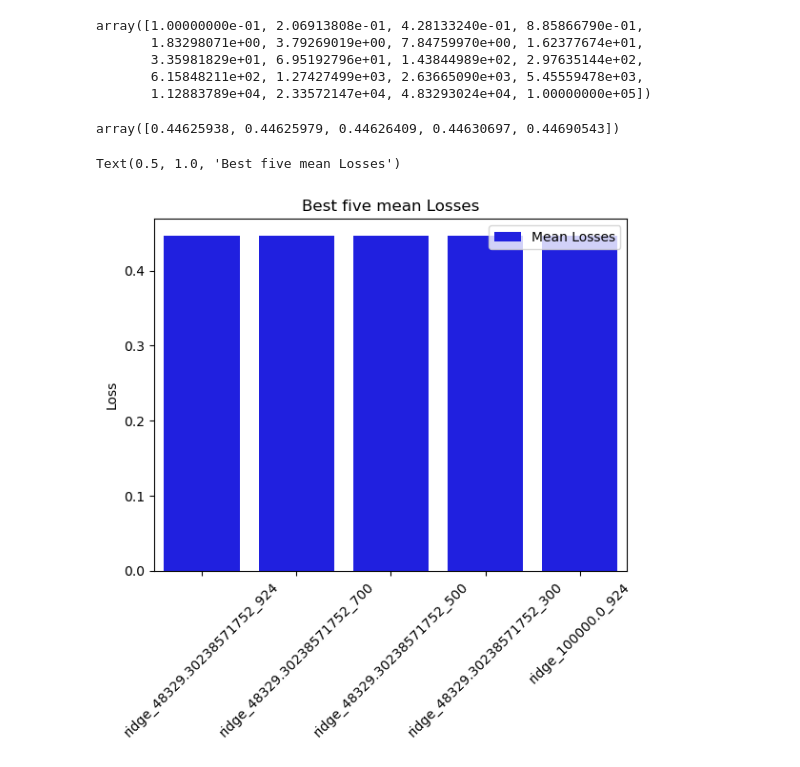
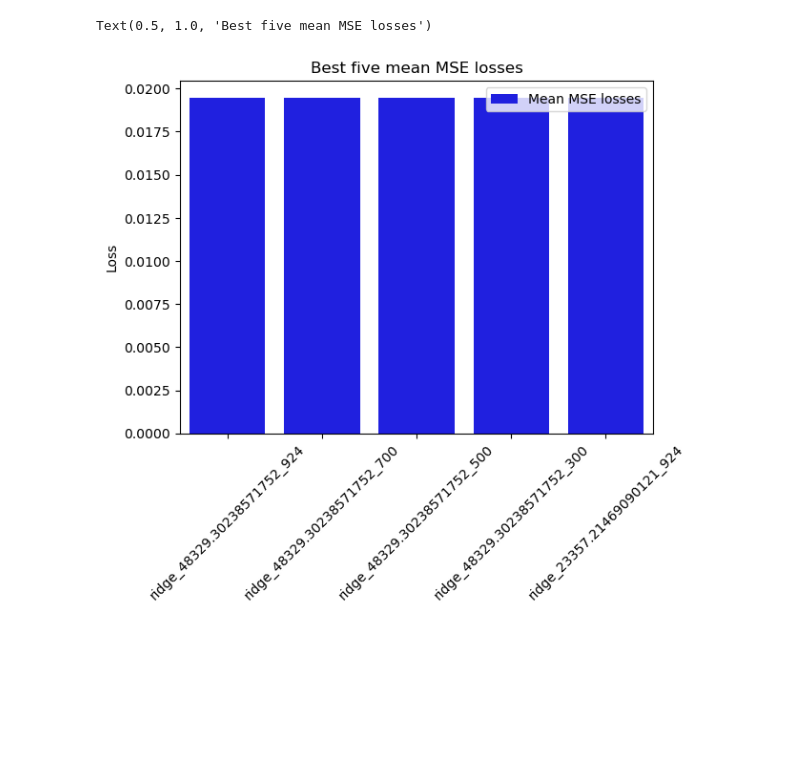
Before and after one commit to Victor2175/gm4cs-m, a Jupyter notebook: stats_regression.ipynb, the cells around one changed output. Saved outputs shown, nothing was run; the diff lists cells and outputs as text; code cells hidden in the pictures; blank space fills up the shorter version.

Commit message:
Computed nice stats wow from mse and nmse results

```diff
--- a/stats_regression.ipynb
+++ b/stats_regression.ipynb
@@ -6,8 +6,0 @@ import seaborn as sns
-# %%
-np.logspace(-1, 5, 20)
-# %% [output]
-array([1.00000000e-01, 2.06913808e-01, 4.28133240e-01, 8.85866790e-01,
-       1.83298071e+00, 3.79269019e+00, 7.84759970e+00, 1.62377674e+01,
-       3.35981829e+01, 6.95192796e+01, 1.43844989e+02, 2.97635144e+02,
-       6.15848211e+02, 1.27427499e+03, 2.63665090e+03, 5.45559478e+03,
-       1.12883789e+04, 2.33572147e+04, 4.83293024e+04, 1.00000000e+05])
@@ -59,13 +7,31 @@ best_median_model_stats = {'mean': mean_loss[best_median_index],
-# %%
-best_mean_losses
-# %% [output]
-array([0.44625938, 0.44625979, 0.44626409, 0.44630697, 0.44690543])
+# %%
+with open('training_regression_mse_losses_26_04.txt', 'r') as f:
+     mse_losses = json.loads(f.read())
+
+with open('training_regression_nmse_losses_26_04.txt', 'r') as f:
+     nmse_losses = json.loads(f.read())
+
+
+configs = np.array(list(mse_losses.keys()))
+mse_losses_array = np.array([list(losses.values()) for losses in mse_losses.values()])
+nmse_losses_array = np.array([list(losses.values()) for losses in nmse_losses.values()])
+
+mean_mse_loss = np.mean(mse_losses_array, axis=1)
+mean_nmse_loss = np.mean(nmse_losses_array, axis=1)
+
+best_mean_mse_indices = np.argsort(mean_mse_loss)[:5]
+best_mean_mse_models = configs[best_mean_mse_indices]
+best_mean_mse_losses = mean_mse_loss[best_mean_mse_indices]
+
+best_mean_nmse_indices = np.argsort(mean_nmse_loss)[:5]
+best_mean_nmse_models = configs[best_mean_nmse_indices]
+best_mean_nmse_losses = mean_nmse_loss[best_mean_nmse_indices]
 # %%
-sns.barplot(x=best_mean_models, y=best_mean_losses, color='blue', label='Mean Losses')
+sns.barplot(x=best_mean_mse_models, y=best_mean_mse_losses, color='blue', label='Mean MSE losses')
 plt.xticks(rotation=45)
 plt.ylabel('Loss')
-plt.title('Best five mean Losses')
+plt.title('Best five mean MSE losses')
 # %% [output]
-Text(0.5, 1.0, 'Best five mean Losses')
+Text(0.5, 1.0, 'Best five mean MSE losses')
-[figure, old version]
+[figure, new version]
 # %%
```
Also changed, not shown: parts of 15 cells of this notebook.
